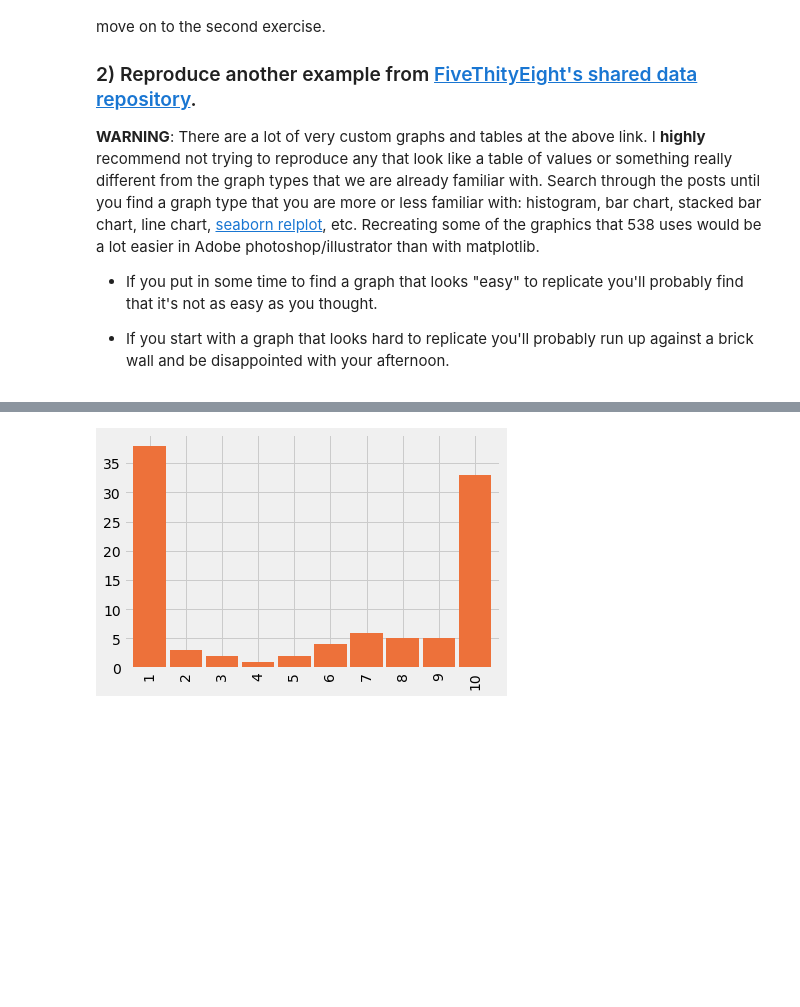
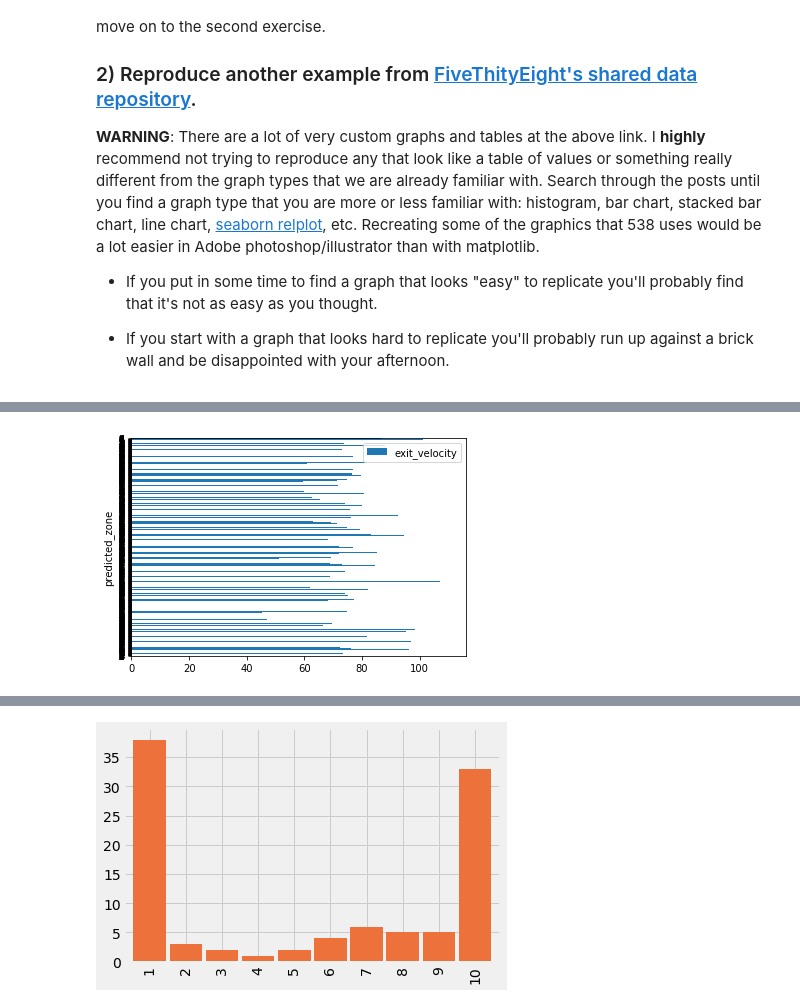
Before and after one commit to bloominstituteoftechnology/DS-Unit-1-Sprint-2-Data-Wrangling-and-Storytelling, a Jupyter notebook: Nicholas_George_Copy_of_LS_DS_123_Make_Explanatory_Visualizations_Assignment.ipynb, the cells around one changed output, grey strips where cells are left out. Cells and saved outputs as stored; diff of their text form; code cells hidden in the pictures; blank space fills up the shorter version.

Commit message:
Assignment - Make Explanatory Visualizations

```diff
--- a/Nicholas_George_Copy_of_LS_DS_123_Make_Explanatory_Visualizations_Assignment.ipynb
+++ b/Nicholas_George_Copy_of_LS_DS_123_Make_Explanatory_Visualizations_Assignment.ipynb
@@ -18,0 +30,8 @@ Once you have something that you're proud of, share your graph in the cohort cha
+# %%
+#importing the raw data
+import pandas as pd
+import matplotlib.pyplot as plt
+import numpy as np
+
+df = pd.read_csv('https://raw.githubusercontent.com/fivethirtyeight/data/master/foul-balls/foul-balls.csv')
+df.head()
@@ -18,0 +45,4 @@ Once you have something that you're proud of, share your graph in the cohort cha
+# %%
+df.plot(x='predicted_zone', y='exit_velocity', kind='barh');
+# %% [output]
+[figure, added]
```
Also changed, not shown: parts of 11 cells of this notebook.
